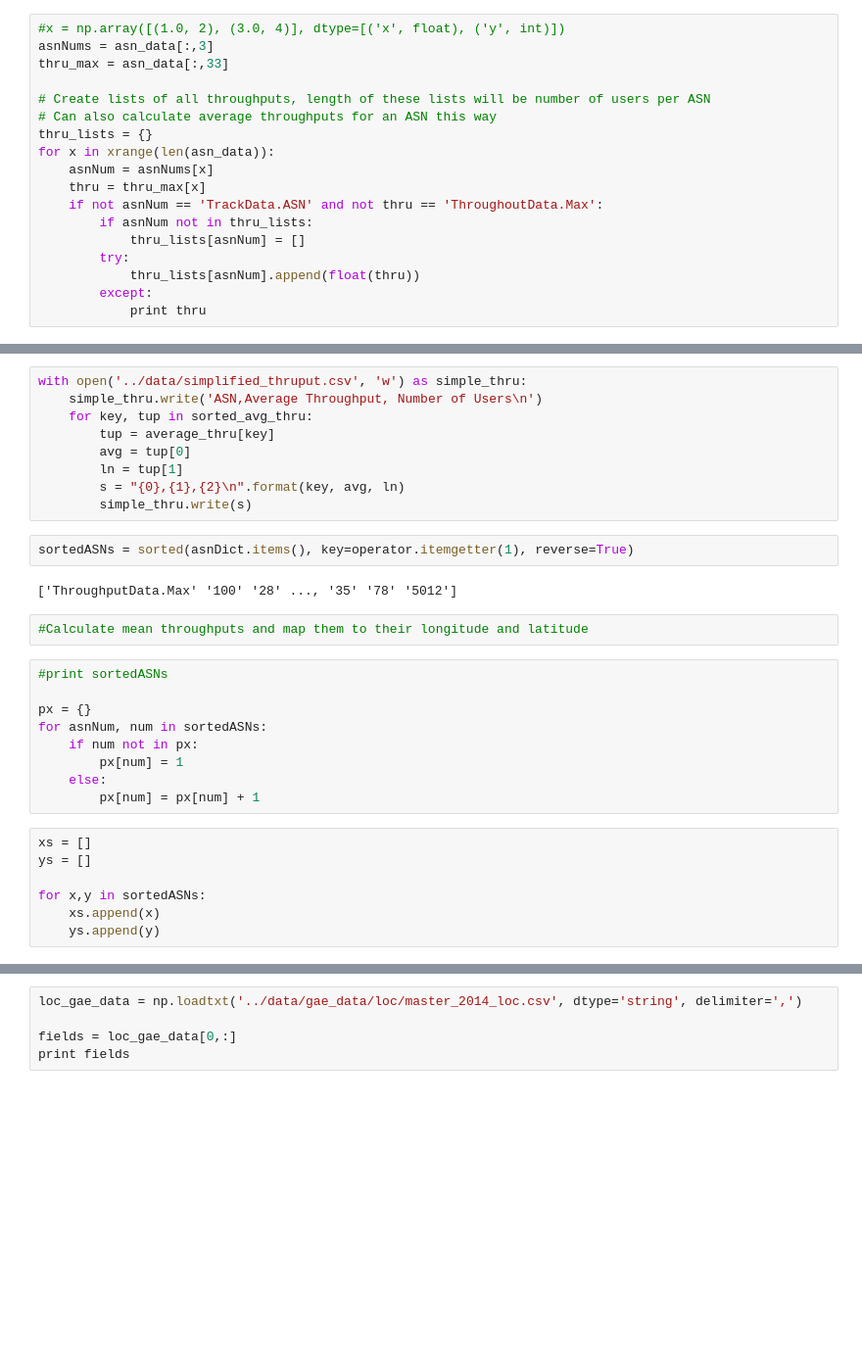
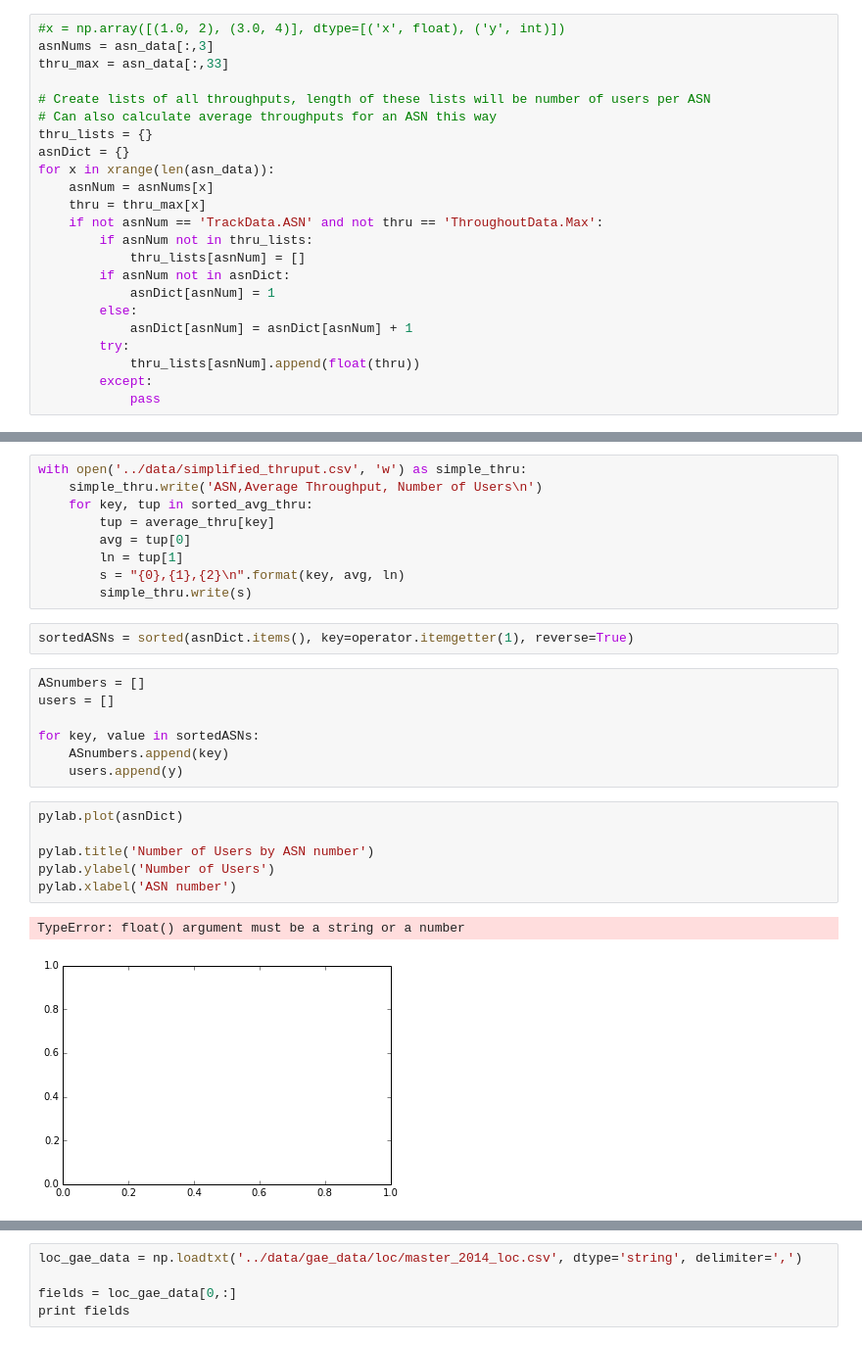
Before and after one commit to amirunpri2018/net-score, a Jupyter notebook: notebooks/Location_Data_Plots.ipynb, the cells around one changed output, grey strips where cells are left out. Shown at 98% size. Cells and saved outputs as stored; diff of their text form; blank space fills up the shorter version.

```diff
--- a/notebooks/Location_Data_Plots.ipynb
+++ b/notebooks/Location_Data_Plots.ipynb
@@ -29,13 +23,18 @@ thru_max = asn_data[:,33]
 # Create lists of all throughputs, length of these lists will be number of users per ASN
 # Can also calculate average throughputs for an ASN this way
 thru_lists = {}
+asnDict = {}
 for x in xrange(len(asn_data)):
     asnNum = asnNums[x]
     thru = thru_max[x]
     if not asnNum == 'TrackData.ASN' and not thru == 'ThroughoutData.Max':
         if asnNum not in thru_lists:
             thru_lists[asnNum] = []
+        if asnNum not in asnDict:
+            asnDict[asnNum] = 1
+        else:
+            asnDict[asnNum] = asnDict[asnNum] + 1
         try:
             thru_lists[asnNum].append(float(thru))
         except:
-            print thru
+            pass
@@ -77,25 +58,21 @@ with open('../data/simplified_thruput.csv', 'w') as simple_thru:
         simple_thru.write(s)
 # %%
 sortedASNs = sorted(asnDict.items(), key=operator.itemgetter(1), reverse=True)
-# %% [output]
-['ThroughputData.Max' '100' '28' ..., '35' '78' '5012']
-# %%
-#Calculate mean throughputs and map them to their longitude and latitude
-# %%
-#print sortedASNs
-
-px = {}
-for asnNum, num in sortedASNs:
-    if num not in px:
-        px[num] = 1
-    else:
-        px[num] = px[num] + 1
 # %%
-xs = []
-ys = []
+ASnumbers = []
+users = []
 
-for x,y in sortedASNs:
-    xs.append(x)
-    ys.append(y)
+for key, value in sortedASNs:
+    ASnumbers.append(key)
+    users.append(y)
+# %%
+pylab.plot(asnDict)
+
+pylab.title('Number of Users by ASN number')
+pylab.ylabel('Number of Users')
+pylab.xlabel('ASN number')
+# %% [output]
+TypeError: float() argument must be a string or a number
+[figure, added]
 # %% [markdown]
 ###Location Data: Num users by ASN number
```
Also changed, not shown: parts of 5 cells of this notebook, 2 other files.
